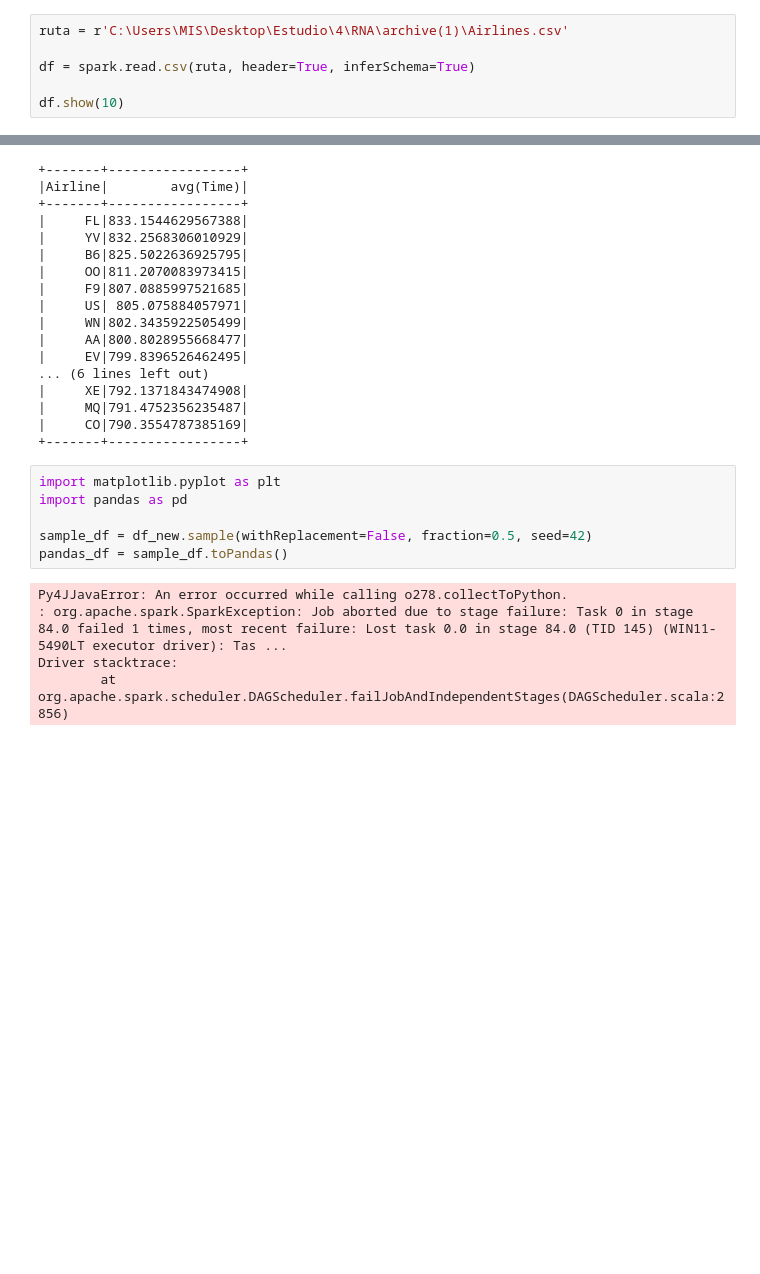
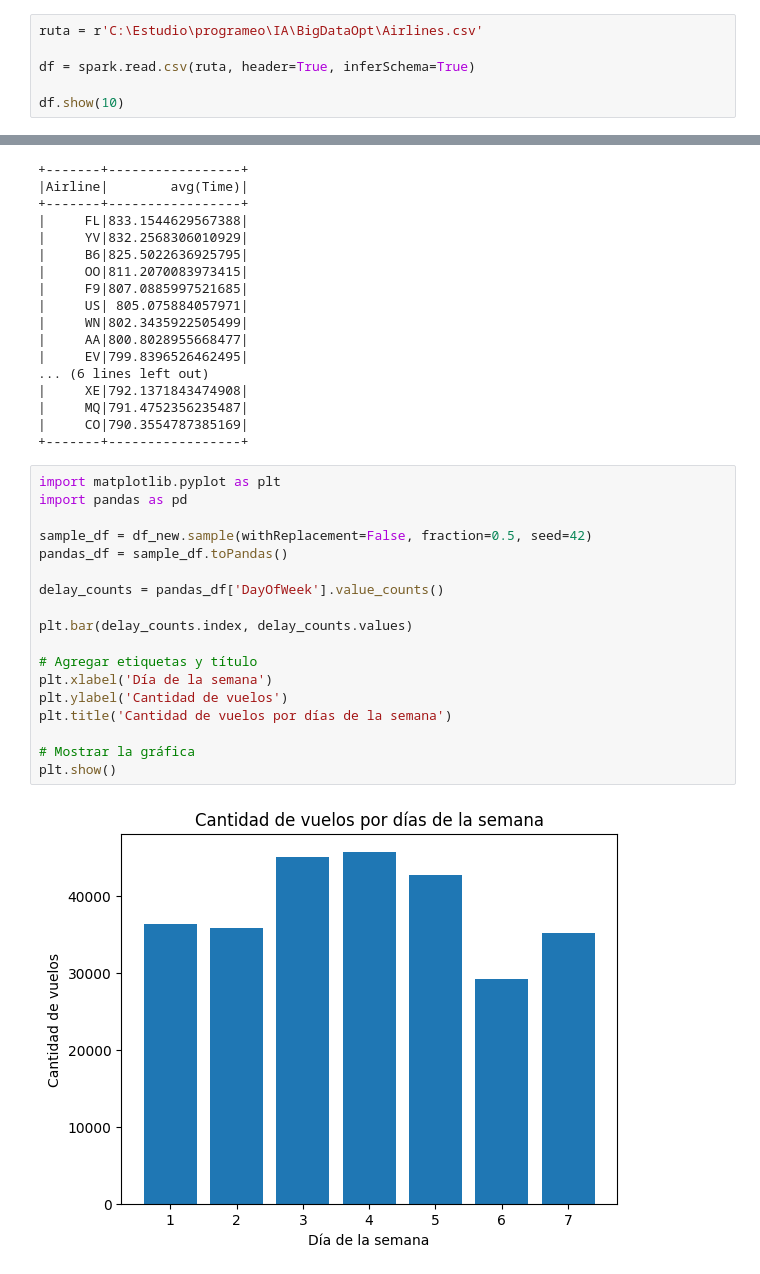
Before and after one commit to yabetancourt/AirlineDelayBigData, a Jupyter notebook: airline_delay.ipynb, the cells around one changed output, grey strips where cells are left out. Drawn from its saved outputs; the diff is of its cells as text; blank space fills up the shorter version.

Commit message:
Created charts

```diff
--- a/airline_delay.ipynb
+++ b/airline_delay.ipynb
@@ -9,7 +9,7 @@ spark = SparkSession\
         .appName("Delay")\
         .getOrCreate()
 # %%
-ruta = r'C:\Users\MIS\Desktop\Estudio\4\RNA\archive(1)\Airlines.csv'
+ruta = r'C:\Estudio\programeo\IA\BigDataOpt\Airlines.csv'
 
 df = spark.read.csv(ruta, header=True, inferSchema=True)
 
@@ -180,11 +180,20 @@ df_new.groupBy('Airline').agg({'Time':'mean'}).sort("avg(Time)", ascending=False
 # %%
 import matplotlib.pyplot as plt
 import pandas as pd
 
 sample_df = df_new.sample(withReplacement=False, fraction=0.5, seed=42)
 pandas_df = sample_df.toPandas()
+
+delay_counts = pandas_df['DayOfWeek'].value_counts()
+
+plt.bar(delay_counts.index, delay_counts.values)
+
+# Agregar etiquetas y título
+plt.xlabel('Día de la semana')
+plt.ylabel('Cantidad de vuelos')
+plt.title('Cantidad de vuelos por días de la semana')
+
+# Mostrar la gráfica
+plt.show()
 # %% [output]
-Py4JJavaError: An error occurred while calling o278.collectToPython.
-: org.apache.spark.SparkException: Job aborted due to stage failure: Task 0 in stage 84.0 failed 1 times, most recent failure: Lost task 0.0 in stage 84.0 (TID 145) (WIN11-5490LT executor driver): Tas ...
-Driver stacktrace:
-        at org.apache.spark.scheduler.DAGScheduler.failJobAndIndependentStages(DAGScheduler.scala:2856)
+[figure, added]
```
Also changed, not shown: parts of 3 cells of this notebook.
